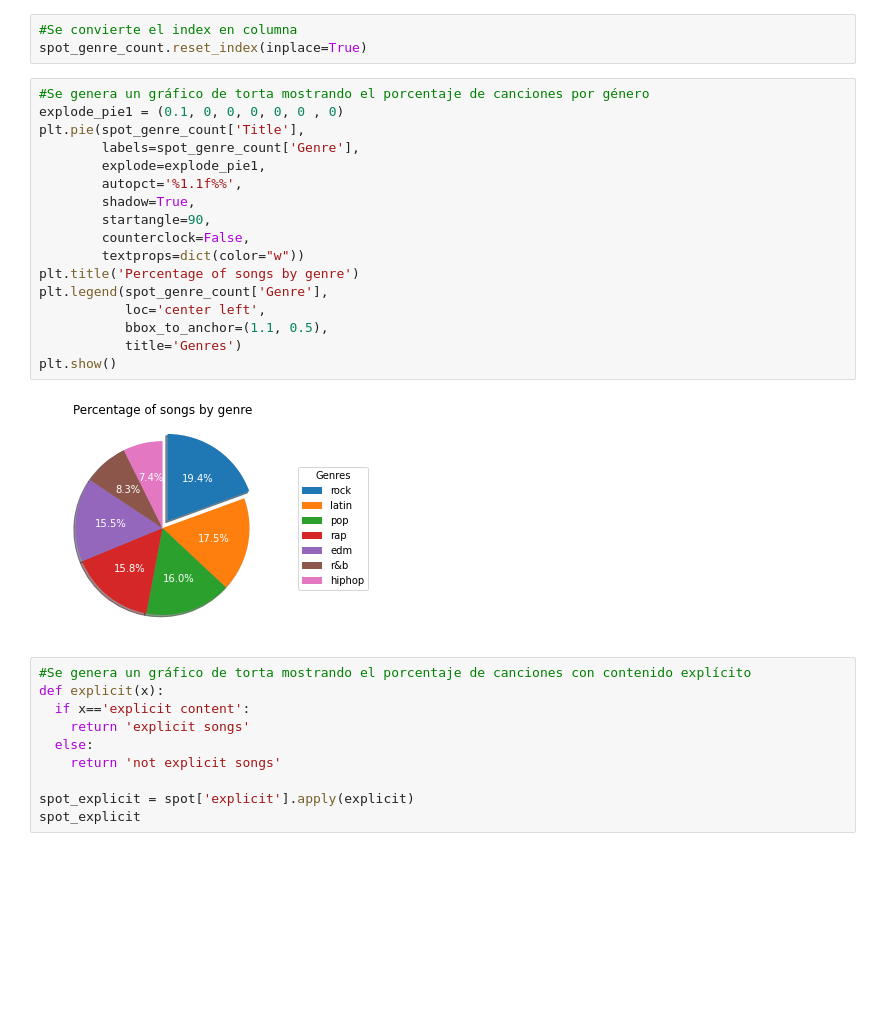
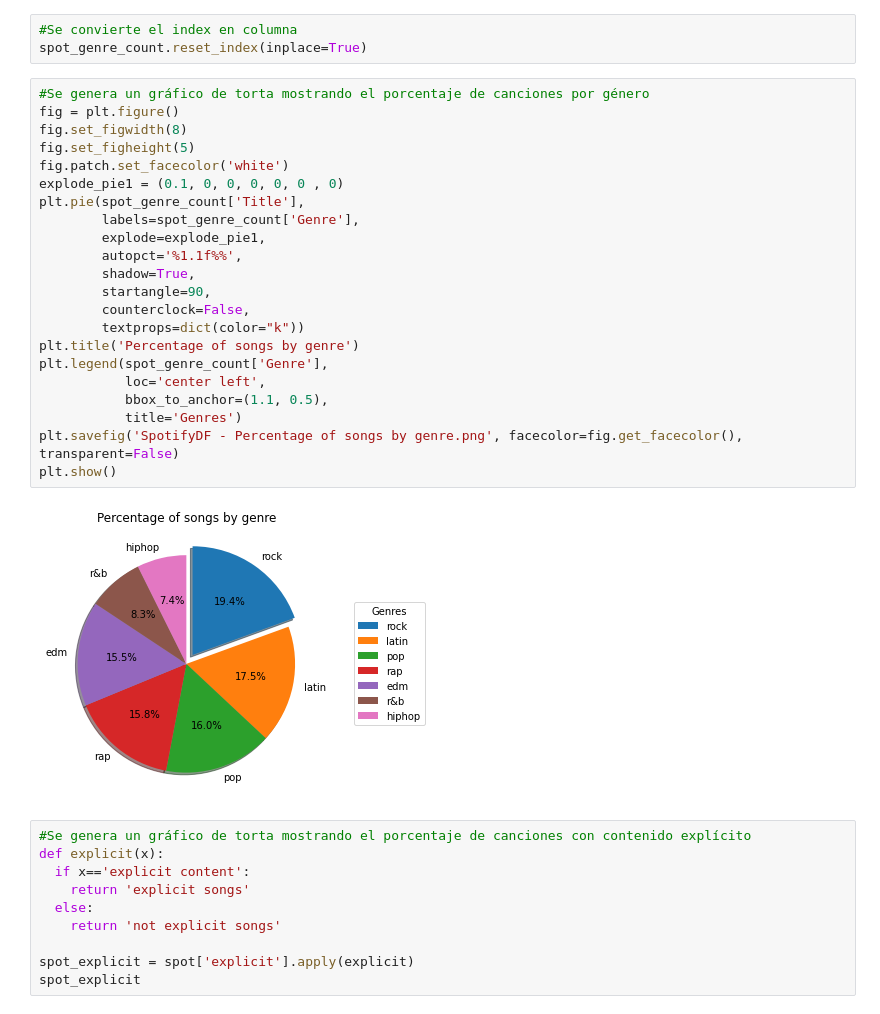
Before and after one commit to santiago-giordano/spotifydataproject, a Jupyter notebook: spotifydf.ipynb, the cells around one changed output. Saved outputs shown, nothing was run; the diff lists cells and outputs as text; blank space fills up the shorter version.

```diff
--- a/spotifydf.ipynb
+++ b/spotifydf.ipynb
@@ -362,23 +396,28 @@ plt.show()
 spot_genre_count.reset_index(inplace=True)
 # %%
 #Se genera un gráfico de torta mostrando el porcentaje de canciones por género
+fig = plt.figure()
+fig.set_figwidth(8)
+fig.set_figheight(5)
+fig.patch.set_facecolor('white')
 explode_pie1 = (0.1, 0, 0, 0, 0, 0 , 0)
 plt.pie(spot_genre_count['Title'],
         labels=spot_genre_count['Genre'],
         explode=explode_pie1,
         autopct='%1.1f%%',
         shadow=True,
         startangle=90,
         counterclock=False,
-        textprops=dict(color="w"))
+        textprops=dict(color="k"))
 plt.title('Percentage of songs by genre')
 plt.legend(spot_genre_count['Genre'],
            loc='center left',
            bbox_to_anchor=(1.1, 0.5),
            title='Genres')
+plt.savefig('SpotifyDF - Percentage of songs by genre.png', facecolor=fig.get_facecolor(), transparent=False)
 plt.show()
 # %% [output]
-[figure, old version]
+[figure, new version]
 # %%
 #Se genera un gráfico de torta mostrando el porcentaje de canciones con contenido explícito
 def explicit(x):
```
Also changed, not shown: parts of 17 cells of this notebook, 6 other files.
